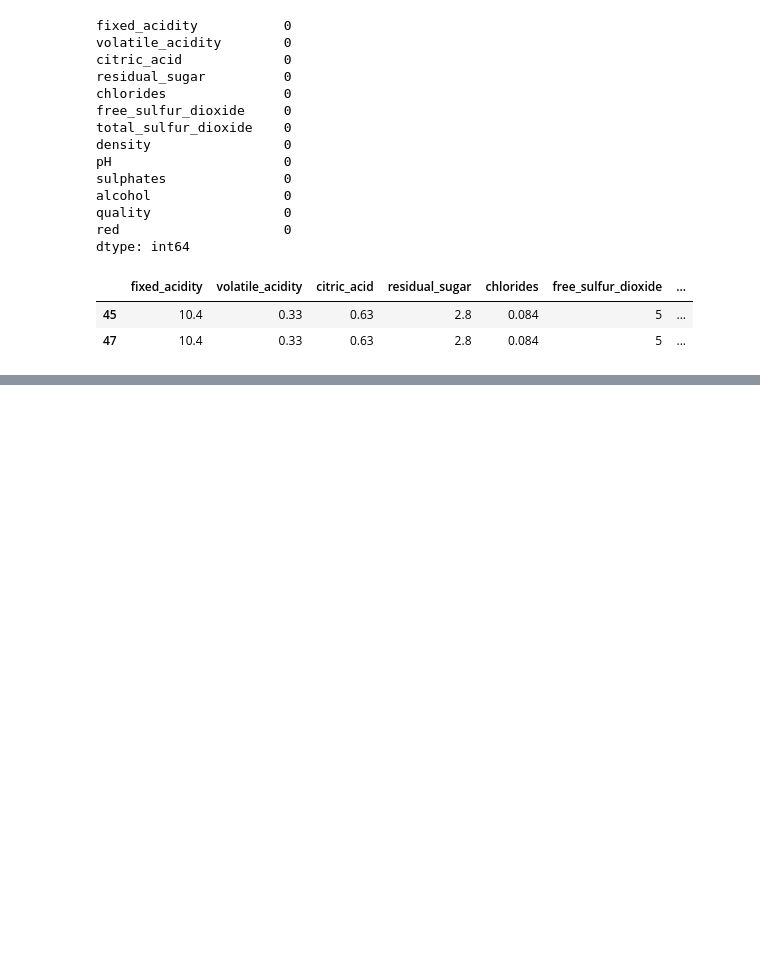
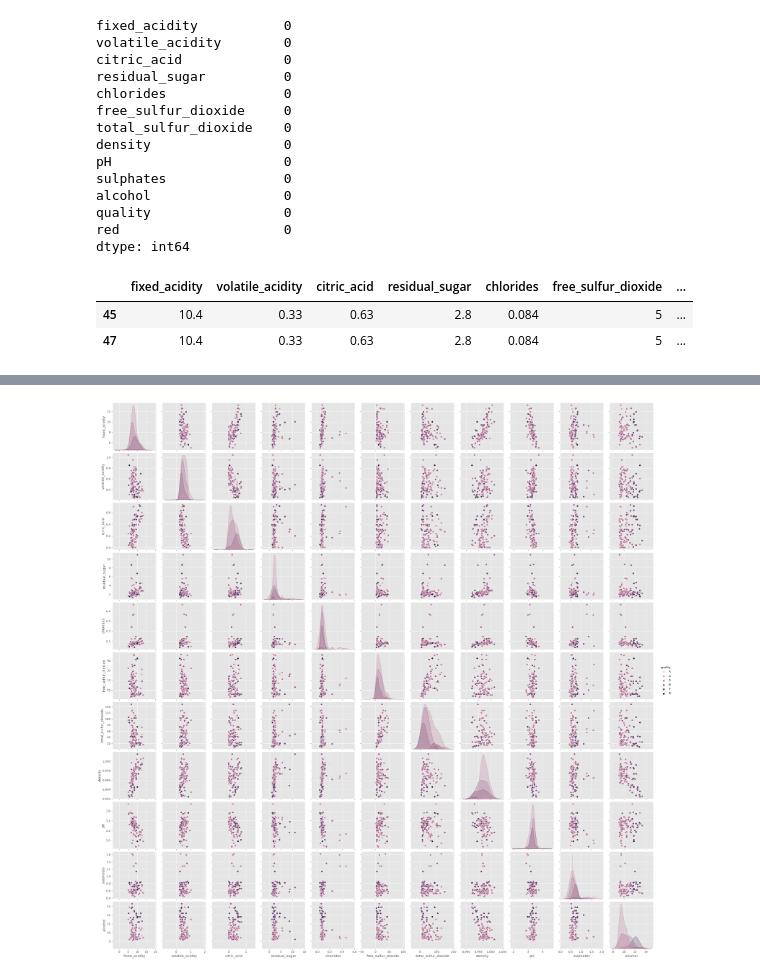
Before and after one commit to SimonRbk95/Strategy_Analytics, a Jupyter notebook: Tutorial_3/T3_assignment.ipynb, the cells around one changed output, grey strips where cells are left out. Drawn from its saved outputs; the diff is of its cells as text; code cells hidden in the pictures; blank space fills up the shorter version.

```diff
--- a/Tutorial_3/T3_assignment.ipynb
+++ b/Tutorial_3/T3_assignment.ipynb
@@ -115,0 +146,5 @@ Scaling variables does not necessarily overcome the issues of non-normal distrib
+# %%
+sns.pairplot(df, vars=cont_vars, hue='quality')
+plt.show()
+# %% [output]
+[figure, added]
```
Also changed, not shown: parts of 15 cells of this notebook.
